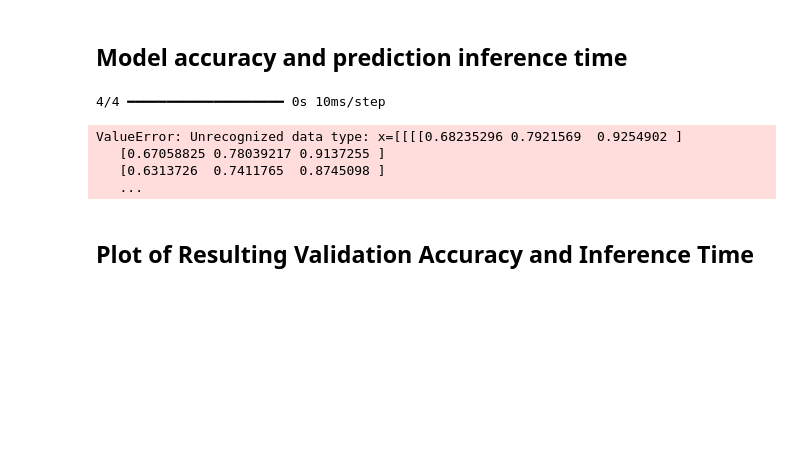
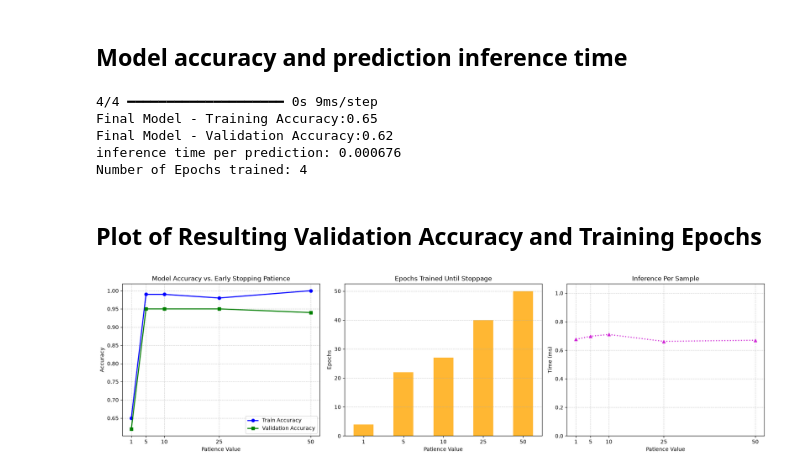
Before and after one commit to UT-ITT/assignment-05-cnn-MyDiversity, a Jupyter notebook: 01-hyperparameters/results.ipynb, the cells around one changed output. Saved outputs shown, nothing was run; the diff lists cells and outputs as text; code cells hidden in the pictures; blank space fills up the shorter version.

Commit message:
adjusted results for task 1

```diff
--- a/01-hyperparameters/results.ipynb
+++ b/01-hyperparameters/results.ipynb
@@ -294,33 +292,59 @@ predictions = model.predict(X_test)
 end = time.time()
 inference_time = (end - start) / len(predictions)
 
-start = time.time()
-predictions = model.predict(X_test)
-end = time.time()
-inference_time = (end - start) / len(predictions)
-
-train_loss, train_acc = model.evaluate(X_train, train_label, verbose=0)
-val_loss, val_acc = model.evaluate(X_test, test_label, verbose=0)
-
-print(f"Final Model - Training Accuracy:{train_acc:.2f}")
-print(f"Final Model - Validation Accuracy:{val_acc:.2f}")
-print(f"inference time per prediction: {inference_time:.4f}")
-print("Number of Epochs trained:", len(history.history['val_accuracy']))
-val_loss, val_acc = model.evaluate(X_test, y_test, verbose = 0)
+train_loss, train_acc = model.evaluate(X_train, train_label, verbose = 0)
+val_loss, val_acc = model.evaluate(X_test, test_label, verbose = 0)
 
 # final model refers to the model with the best accuracy, that is restored after stopping using the restore_best_weights=True flag for EarlyStopping
 print(f"Final Model - Training Accuracy:{train_acc:.2f}")
 print(f"Final Model - Validation Accuracy:{val_acc:.2f}")
-print(f"inference time per prediction: {inference_time:.4f}")
+print(f"inference time per prediction: {inference_time:.6f}")
 print("Number of Epochs trained:", len(history.history['val_accuracy']))
 # %% [output]
-4/4 ━━━━━━━━━━━━━━━━━━━━ 0s 10ms/step
+4/4 ━━━━━━━━━━━━━━━━━━━━ 0s 9ms/step
+Final Model - Training Accuracy:0.65
+Final Model - Validation Accuracy:0.62
+inference time per prediction: 0.000676
+Number of Epochs trained: 4
-ValueError: Unrecognized data type: x=[[[[0.68235296 0.7921569  0.9254902 ]
-   [0.67058825 0.78039217 0.9137255 ]
-   [0.6313726  0.7411765  0.8745098 ]
-   ...
 # %% [markdown]
-## Plot of Resulting Validation Accuracy and Inference Time
+## Plot of Resulting Validation Accuracy and Training Epochs
 # %%
-values = [1,5,10,25]
-val_accuracies = []
+values = [1, 5, 10, 25, 50]
+train_accuracies = [0.65, 0.99, 0.99, 0.98, 1]
+val_accuracies = [0.62, 0.95, 0.95, 0.95, 0.94]
+inference = [0.000676, 0.000698, 0.000710, 0.000662, 0.000670]
+inference_ms = [t * 1000 for t in inference]
+num_epochs = [4, 22, 27, 40, 50]
+
+fig, (ax1, ax2, ax3) = plt.subplots(1, 3, figsize=(18, 5))
+
+# Plot 1
+ax1.plot(values, train_accuracies, marker='o', label='Train Accuracy', color='blue', linewidth=2)
+ax1.plot(values, val_accuracies, marker='s', label='Validation Accuracy', color='green', linewidth=2)
+ax1.set_title('Model Accuracy vs. Early Stopping Patience')
+ax1.set_xlabel('Patience Value')
+ax1.set_ylabel('Accuracy')
+ax1.set_xticks(values)
+ax1.grid(True, linestyle='--', alpha=0.6)
+ax1.legend()
+
+# Plot 2
+ax2.bar([str(v) for v in values], num_epochs, color='orange', alpha=0.8, width=0.5)
+ax2.set_title('Epochs Trained Until Stoppage')
+ax2.set_xlabel('Patience Value')
+ax2.set_ylabel('Epochs')
+ax2.grid(True, axis='y', linestyle='--', alpha=0.6)
+
+# Plot 3
+ax3.plot(values, inference_ms, marker='^', color="#d027d6", linewidth=2, linestyle=':')
+ax3.set_title('Inference Per Sample')
+ax3.set_xlabel('Patience Value')
+ax3.set_ylabel('Time (ms)')
+ax3.set_xticks(values)
+ax3.set_ylim(0, max(inference_ms) * 1.5)
+ax3.grid(True, linestyle='--', alpha=0.6)
+
+plt.tight_layout()
+plt.show()
+# %% [output]
+[figure, added]
```
Also changed, not shown: parts of 5 cells of this notebook.
